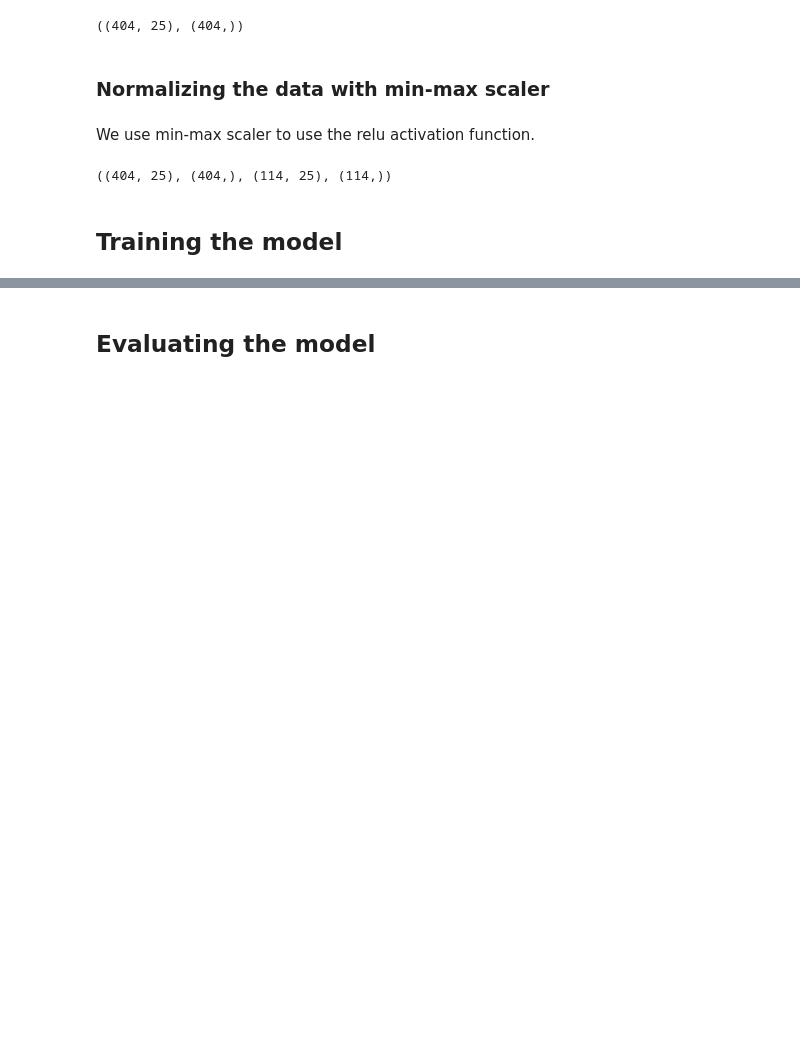
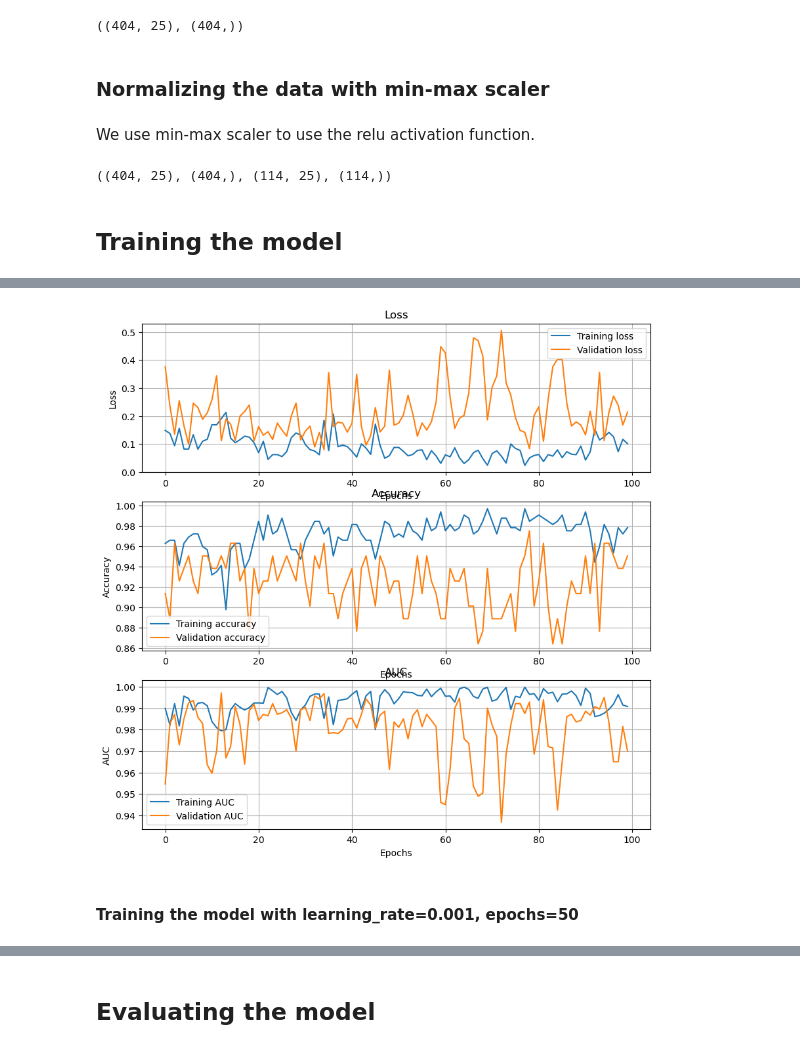
Before and after one commit to ErfanRasti/DataMining-Projects, a Jupyter notebook: MultiLayerPerceptronProject/main.ipynb, the cells around one changed output, grey strips where cells are left out. Drawn from its saved outputs; the diff is of its cells as text; code cells hidden in the pictures; blank space fills up the shorter version.

```diff
--- a/MultiLayerPerceptronProject/main.ipynb
+++ b/MultiLayerPerceptronProject/main.ipynb
@@ -441,0 +461,16 @@ plot_history(history)
+# %%
+model.reset_metrics
+model.reset_states
+
+model.compile(optimizer=keras.optimizers.Adam(lr=0.01), loss='binary_crossentropy',
+              metrics=['accuracy', 'AUC'])
+callbacks = [
+    keras.callbacks.ModelCheckpoint(filepath=os.path.join(
+        MODELS_DIR, 'best_model_epoch100_lr01.keras'),
+        save_best_only=True,
+        monitor='val_loss')
+]
+
+history = model.fit(X_train_scaled, y_train, epochs=100,
+                    batch_size=16, validation_split=0.2,
+                    shuffle=True, callbacks=callbacks)
@@ -441,0 +495,8 @@ plot_history(history)
+# %%
+model = keras.models.load_model(os.path.join(
+    MODELS_DIR, 'best_model_epoch100_lr01.keras'))
+
+model.evaluate(X_test_scaled, y_test)
+
+plot_history(history)
+# %% [output]
@@ -441,0 +504,3 @@ plot_history(history)
+[figure, added]
+# %% [markdown]
+#### Training the model with learning_rate=0.001, epochs=50
```
Also changed, not shown: parts of 19 cells of this notebook, 5 other files.
